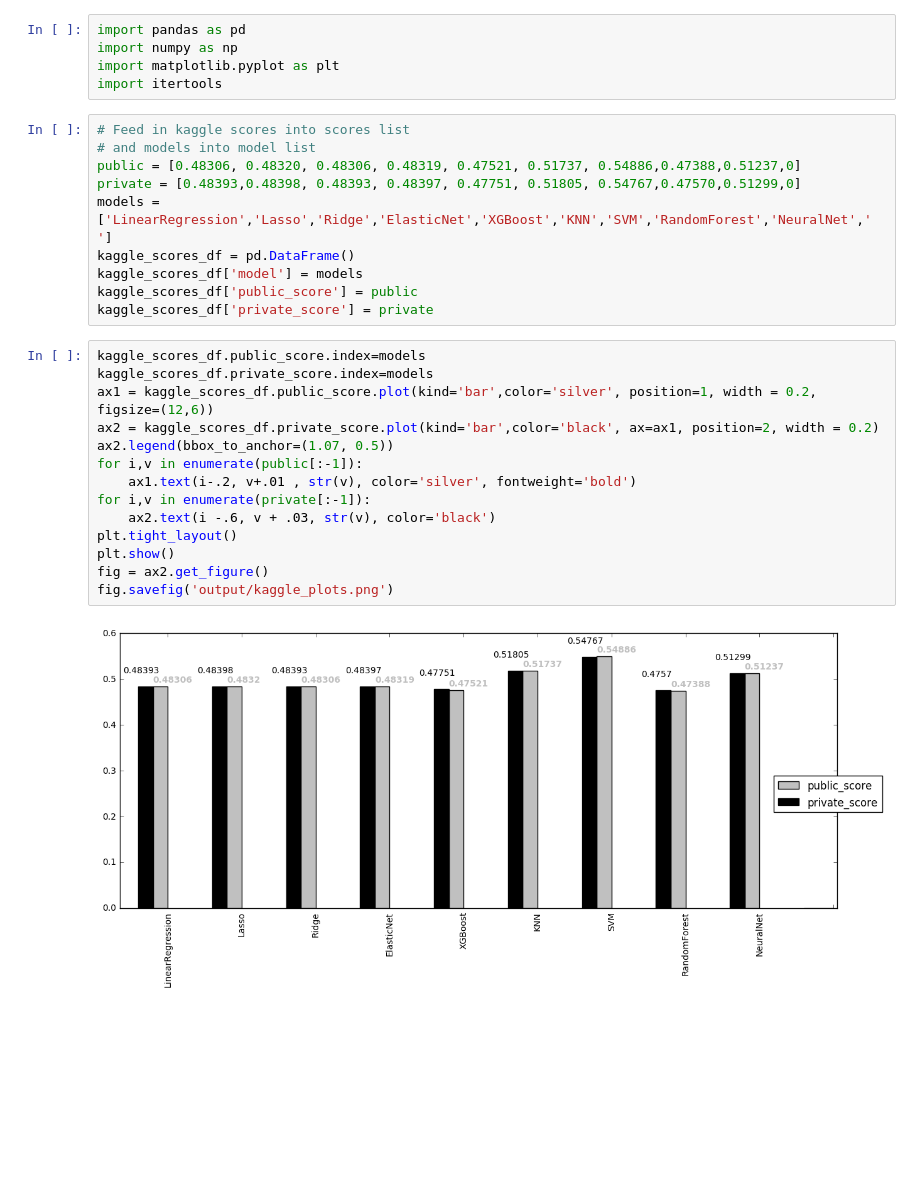
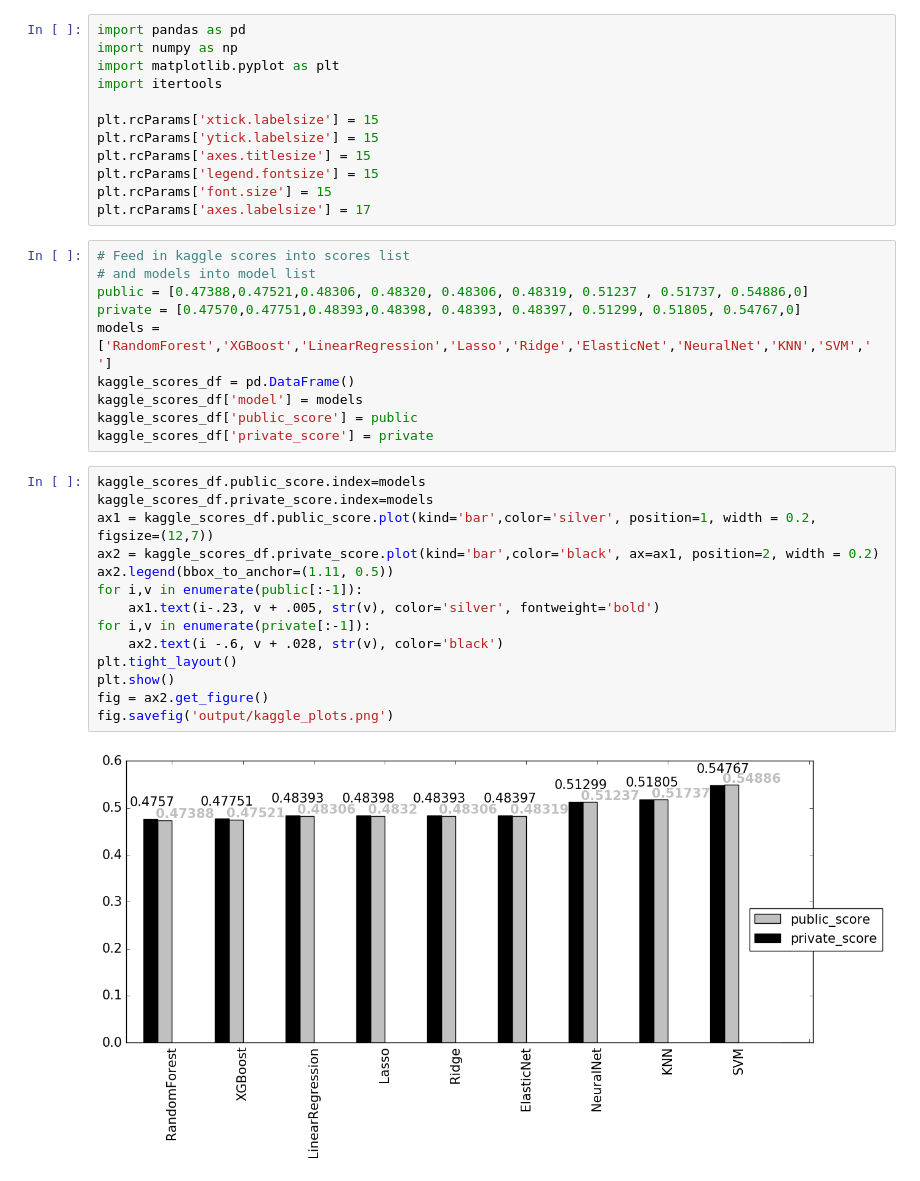
Before and after one commit to chrisg1622/UCL_IRDM_2017_GROUP_37, a Jupyter notebook: PlotKaggleScores.ipynb, the cells around one changed output. Cells and saved outputs as stored; diff of their text form; blank space fills up the shorter version.

Commit message:
updated plotting scripts to order & increase font

```diff
--- a/PlotKaggleScores.ipynb
+++ b/PlotKaggleScores.ipynb
@@ -3,12 +3,19 @@ import pandas as pd
 import numpy as np
 import matplotlib.pyplot as plt
 import itertools
+
+plt.rcParams['xtick.labelsize'] = 15
+plt.rcParams['ytick.labelsize'] = 15
+plt.rcParams['axes.titlesize'] = 15
+plt.rcParams['legend.fontsize'] = 15
+plt.rcParams['font.size'] = 15
+plt.rcParams['axes.labelsize'] = 17
 # %%
 # Feed in kaggle scores into scores list
 # and models into model list
-public = [0.48306, 0.48320, 0.48306, 0.48319, 0.47521, 0.51737, 0.54886,0.47388,0.51237,0]
-private = [0.48393,0.48398, 0.48393, 0.48397, 0.47751, 0.51805, 0.54767,0.47570,0.51299,0]
-models = ['LinearRegression','Lasso','Ridge','ElasticNet','XGBoost','KNN','SVM','RandomForest','NeuralNet',' ']
+public = [0.47388,0.47521,0.48306, 0.48320, 0.48306, 0.48319, 0.51237 , 0.51737, 0.54886,0]
+private = [0.47570,0.47751,0.48393,0.48398, 0.48393, 0.48397, 0.51299, 0.51805, 0.54767,0]
+models = ['RandomForest','XGBoost','LinearRegression','Lasso','Ridge','ElasticNet','NeuralNet','KNN','SVM',' ']
 kaggle_scores_df = pd.DataFrame()
 kaggle_scores_df['model'] = models
 kaggle_scores_df['public_score'] = public
@@ -16,16 +23,16 @@ kaggle_scores_df['private_score'] = private
 # %%
 kaggle_scores_df.public_score.index=models
 kaggle_scores_df.private_score.index=models
-ax1 = kaggle_scores_df.public_score.plot(kind='bar',color='silver', position=1, width = 0.2, figsize=(12,6))
+ax1 = kaggle_scores_df.public_score.plot(kind='bar',color='silver', position=1, width = 0.2, figsize=(12,7))
 ax2 = kaggle_scores_df.private_score.plot(kind='bar',color='black', ax=ax1, position=2, width = 0.2)
-ax2.legend(bbox_to_anchor=(1.07, 0.5))
+ax2.legend(bbox_to_anchor=(1.11, 0.5))
 for i,v in enumerate(public[:-1]):
-    ax1.text(i-.2, v+.01 , str(v), color='silver', fontweight='bold')
+    ax1.text(i-.23, v + .005, str(v), color='silver', fontweight='bold')
 for i,v in enumerate(private[:-1]):
-    ax2.text(i -.6, v + .03, str(v), color='black')
+    ax2.text(i -.6, v + .028, str(v), color='black')
 plt.tight_layout()
 plt.show()
 fig = ax2.get_figure()
 fig.savefig('output/kaggle_plots.png')
 # %% [output]
-[figure, old version]
+[figure, new version]
```
Also changed, not shown: 1 other file.
